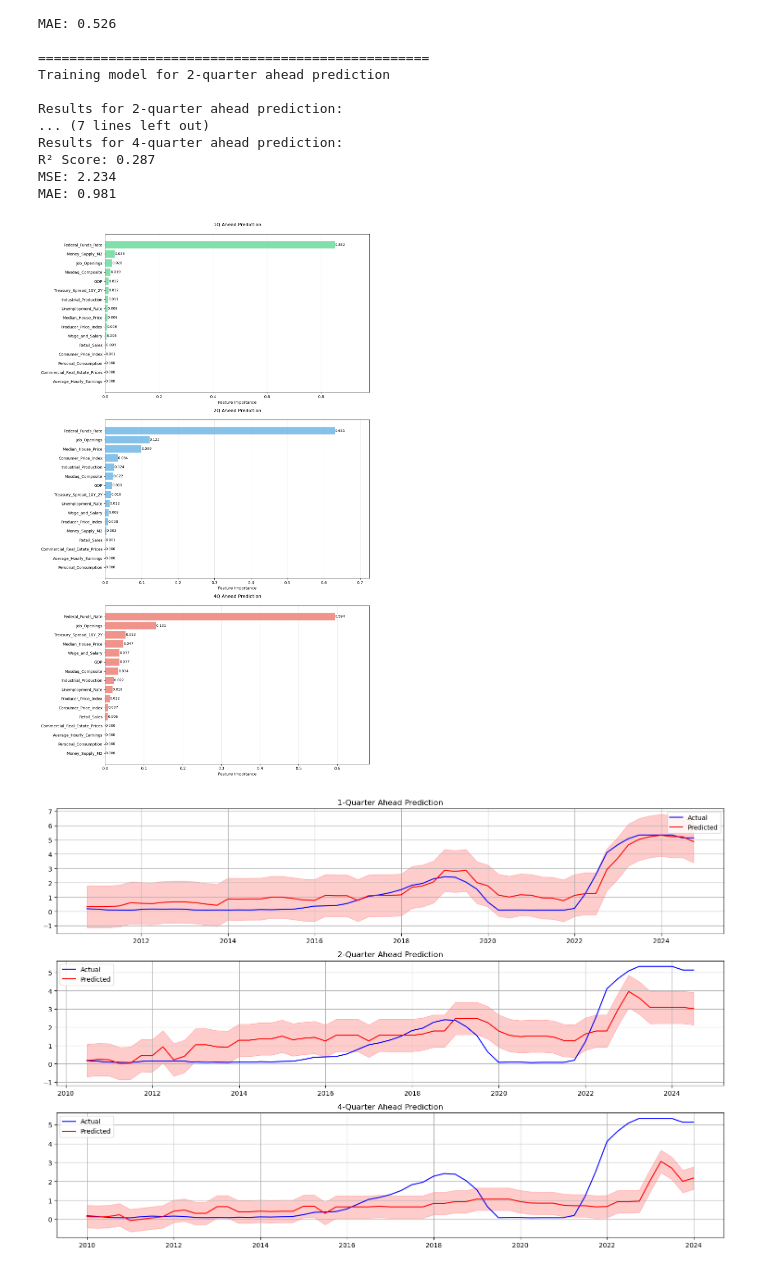
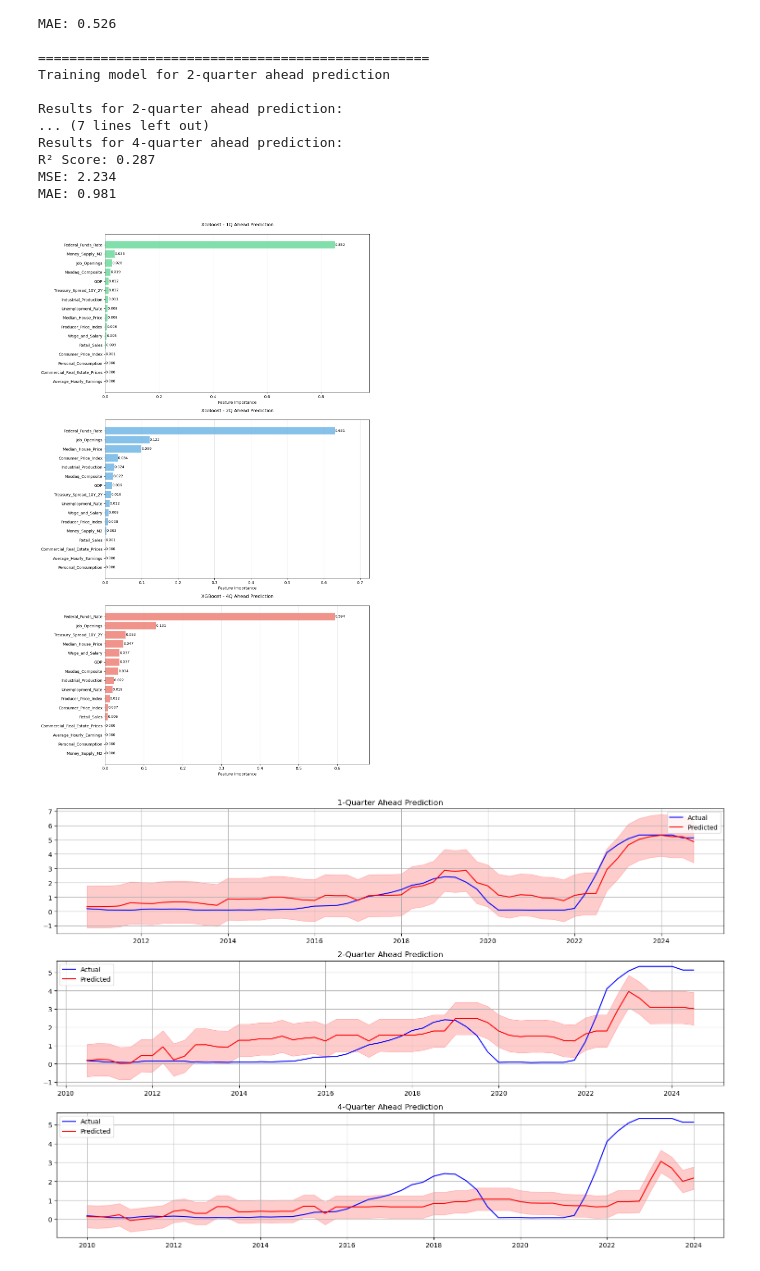
Before and after one commit to BrinkBoef/Interest_Rate_Prediction, a Jupyter notebook: Interest rate forecast/Forecast_interest.ipynb, the cells around one changed output. Drawn from its saved outputs; the diff is of its cells as text; code cells hidden in the pictures.

```diff
--- a/Interest rate forecast/Forecast_interest.ipynb
+++ b/Interest rate forecast/Forecast_interest.ipynb
@@ -10,7 +12,7 @@ from sklearn.model_selection import train_test_split
 # Data loading
 # %%
 # Load and prepare the data
-df = pd.read_csv(r"C:\Users\westm\Trading\Interest rate forecast\Data\Clean Data\DATACLEAN.csv", index_col=0)
+df = pd.read_csv(r"Data\Clean Data\DATACLEAN.csv", index_col=0)
 df.index = pd.to_datetime(df.index)
 
 # Resample to quarterly data
@@ -78,5 +117,5 @@ plt.show()
 # %%
-def build_and_evaluate_model(X, y, horizon, feature_names):
+def build_and_evaluate_boost_model(X, y, horizon, feature_names):
     # Split data
     X_train, X_test, y_train, y_test = train_test_split(X, y, test_size=0.2, shuffle=False)
 
@@ -122,7 +161,7 @@ for horizon in [1, 2, 4]:
 
     print(f"\n{'='*50}")
     print(f"Training model for {horizon}-quarter ahead prediction")
-    model, X_test, y_test, y_pred = build_and_evaluate_model(
+    model, X_test, y_test, y_pred = build_and_evaluate_boost_model(
         X_aligned, y, horizon, feature_cols
     )
 
@@ -151,61 +190,10 @@ R² Score: 0.287
 MSE: 2.234
 MAE: 0.981
 # %%
-def get_feature_importance(X, horizon):
-    y = df_quarterly[f'Federal_Funds_Rate_t+{horizon}'].dropna()
-    X_aligned = X.loc[y.index]
-
-    X_train, X_test, y_train, y_test = train_test_split(
-        X_aligned, y, test_size=0.2, shuffle=False
-    )
-
-    model = XGBRegressor(n_estimators=100, learning_rate=0.1, max_depth=4, random_state=42)
-    model.fit(X_train, y_train)
-
-    importance = pd.DataFrame({
-        'feature': feature_cols,
-        'importance': model.feature_importances_
-    }).sort_values('importance', ascending=True)
-
-    return importance
-
-# Get feature importance for each horizon
-importance_data = {
-    f"{horizon}Q": get_feature_importance(X, horizon)
-    for horizon in [1, 2, 4]
-}
-
-# Create vertically stacked subplots
-fig, axes = plt.subplots(3, 1, figsize=(12, 20))
-colors = ['#2ecc71', '#3498db', '#e74c3c']
-horizons = ['1Q', '2Q', '4Q']
-
-for ax, horizon, color in zip(axes, horizons, colors):
-    data = importance_data[horizon]
-
-    # Create horizontal bar plot
-    bars = ax.barh(np.arange(len(data)), data['importance'], color=color, alpha=0.6)
-    ax.set_yticks(np.arange(len(data)))
-    ax.set_yticklabels(data['feature'], fontsize=10)
-
-    # Add value labels on the bars
-    for bar in bars:
-        width = bar.get_width()
-        ax.text(width, bar.get_y() + bar.get_height()/2,
-                f'{width:.3f}',
-                ha='left', va='center', fontsize=9)
-
-    ax.set_title(f'{horizon} Ahead Prediction', pad=20)
-    ax.set_xlabel('Feature Importance')
-    ax.grid(True, axis='x', alpha=0.3)
-
-    # Adjust layout to prevent label cutoff
-    ax.set_xlim(0, max(data['importance']) * 1.15)
-
-plt.tight_layout()
-plt.show()
+# Use the function with existing models
+plot_feature_importance(models, feature_cols, model_type="XGBoost")
 # %% [output]
-[figure, old version]
+[figure, new version]
 # %%
 # Plot predictions vs actual for each horizon
 plt.figure(figsize=(15, 10))
```
Also changed, not shown: parts of 8 cells of this notebook, 1 other file.
